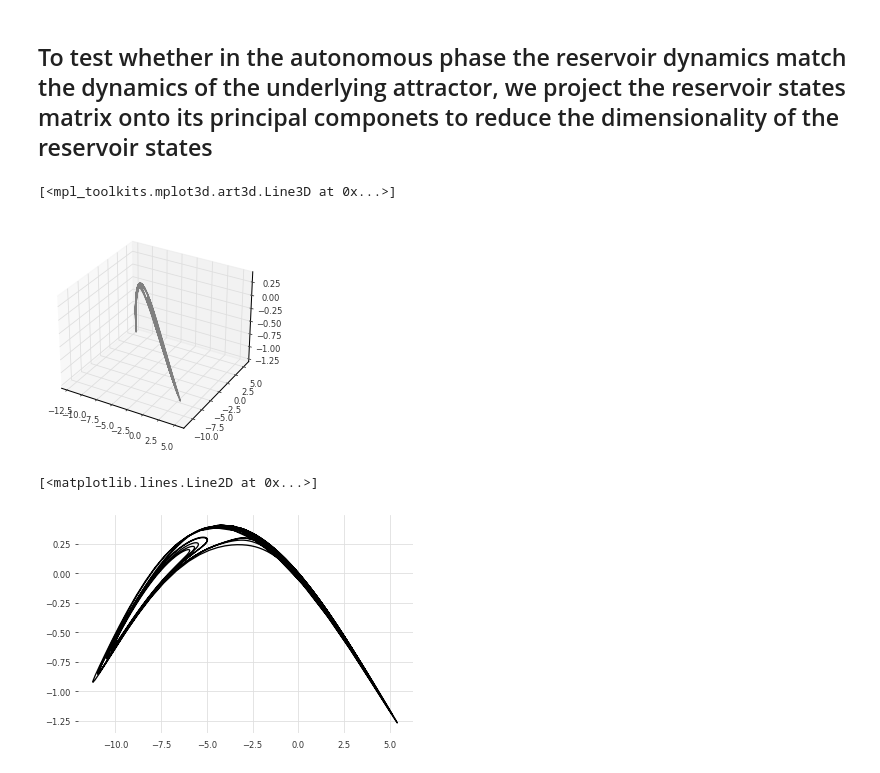
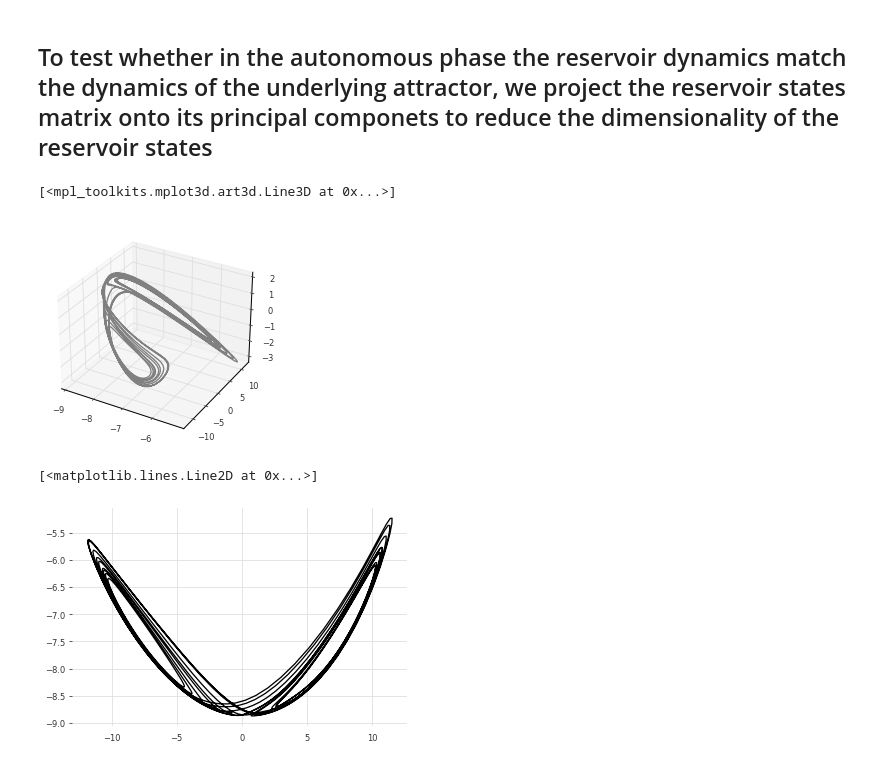
Before and after one commit to filipbstipic/reservoir-computing-dysts, a Jupyter notebook: Demo.ipynb, the cells around one changed output. Cells and saved outputs as stored; diff of their text form; code cells hidden in the pictures.

```diff
--- a/Demo.ipynb
+++ b/Demo.ipynb
@@ -127,12 +115,0 @@ print(linalg.matrix_rank(reservoir_matrix))
-# %%
-U, sing_vals, Vt  = linalg.svd(reservoir_matrix)
-
-sing_vals_trunc = np.copy(sing_vals)
-sing_vals_trunc += 0.001
-sing_vals_trunc = np.diag(sing_vals_trunc)
-
-reservoir_matrix_appr = U @ sing_vals_trunc @ Vt
-
-print(linalg.cond(reservoir_matrix_appr))
-
-esn.W = reservoir_matrix_appr
@@ -183,9 +138,9 @@ ax = plt.axes(projection='3d')
 ax.plot3D(X_transformed[0, :], X_transformed[1, :], X_transformed[2, :], 'gray')
 # %% [output]
 [<mpl_toolkits.mplot3d.art3d.Line3D at 0x...>]
-[figure, old version]
+[figure, new version]
 # %%
-plt.plot(X_transformed[1, :], X_transformed[2, :])
+plt.plot(X_transformed[1, :], X_transformed[0, :])
 # %% [output]
 [<matplotlib.lines.Line2D at 0x...>]
-[figure, old version]
+[figure, new version]
```
Also changed, not shown: parts of 12 cells of this notebook.
